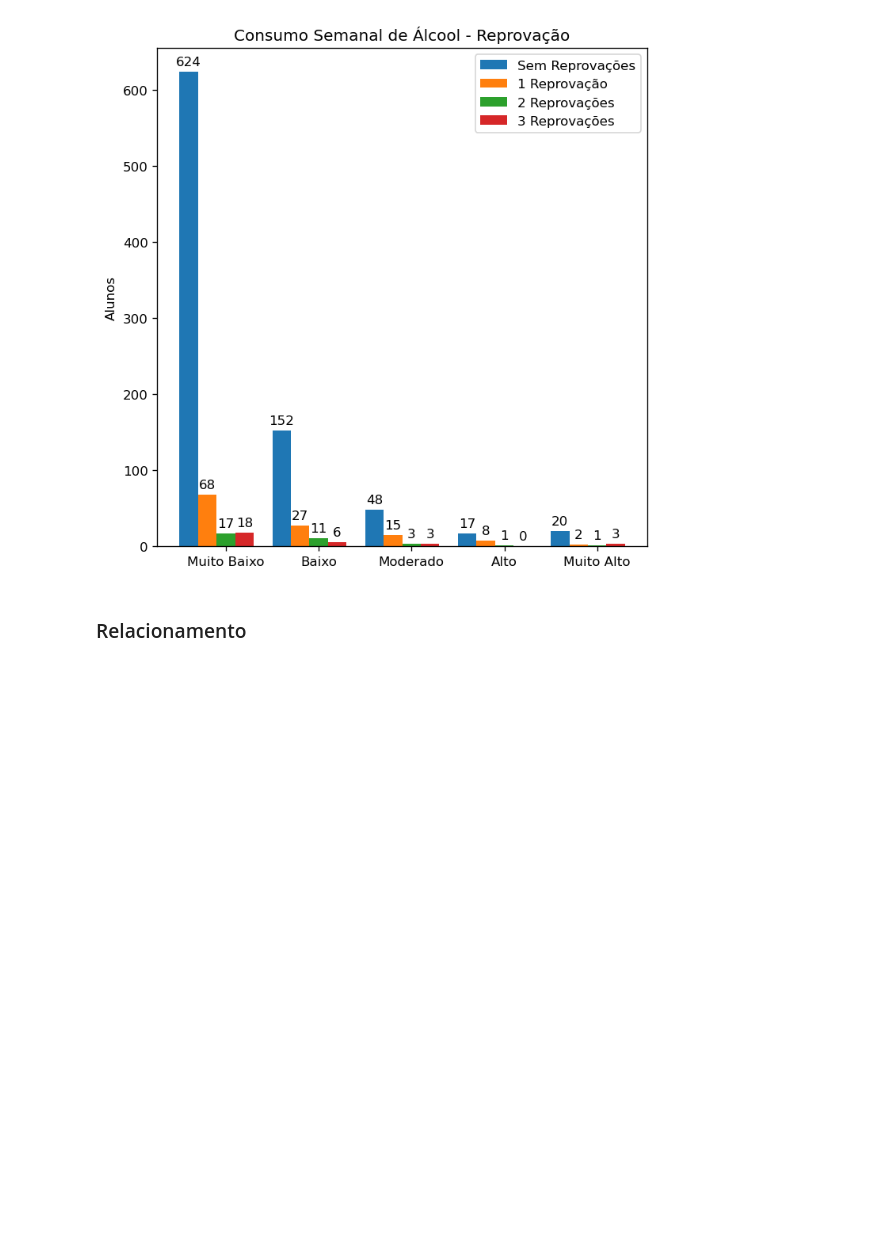
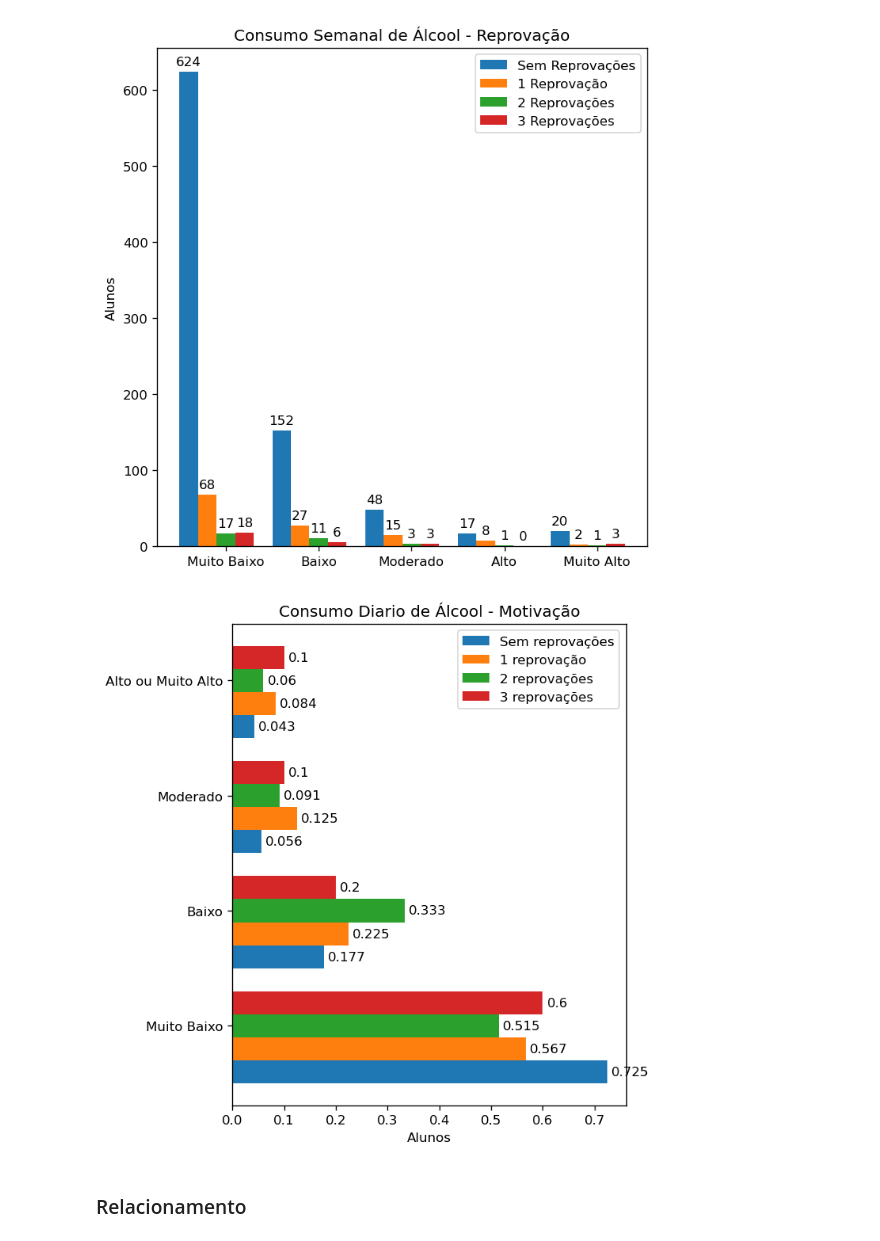
Before and after one commit to IamNivestar/exploratory_analysis_alcohol-effects, a Jupyter notebook: analysis_code.ipynb, the cells around one changed output. Drawn from its saved outputs; the diff is of its cells as text; code cells hidden in the pictures; blank space fills up the shorter version.

```diff
--- a/analysis_code.ipynb
+++ b/analysis_code.ipynb
@@ -393,6 +393,38 @@ fig.tight_layout()
 #fig.savefig("consumo_reprovacoes.png")
 # %% [output]
 [figure]
+# %%
+f1dalc_prop = obter_proporcoes(f1dalc)
+f2dalc_prop = obter_proporcoes(f2dalc)
+f3dalc_prop = obter_proporcoes(f3dalc)
+f0dalc_prop = obter_proporcoes(f0dalc)
+# %%
+f1dalc_prop[3] += f1dalc_prop.pop(4) # agrupando alto e muito alto
+f0dalc_prop[3] += f0dalc_prop.pop(4)
+f2dalc_prop[3] += f2dalc_prop.pop(4)
+f3dalc_prop[3] += f3dalc_prop.pop(4)
+# %%
+fig, ax = plt.subplots(figsize=(6, 6), dpi=120)
+x = np.arange(len(['Muito Baixo', 'Baixo', 'Moderado', 'Alto ou Muito Alto']))
+width = 0.20
+
+rects1 = ax.barh(x - 2*width, f0dalc_prop, width, label='Sem reprovações')
+rects2 = ax.barh(x - width, f1dalc_prop, width, label='1 reprovação')
+rects3 = ax.barh(x, f2dalc_prop, width , label='2 reprovações')
+rects4 = ax.barh(x + width, f3dalc_prop, width, label='3 reprovações')
+
+ax.set_xlabel('Alunos')
+ax.set_title('Consumo Diario de Álcool - Motivação')
+ax.set_yticks(x, ['Muito Baixo', 'Baixo', 'Moderado', 'Alto ou Muito Alto'])
+ax.legend()
+
+ax.bar_label(rects1, padding=3)
+ax.bar_label(rects2, padding=3)
+ax.bar_label(rects3, padding=3)
+ax.bar_label(rects4, padding=3)
+fig.tight_layout()
+# %% [output]
+[figure, added]
 # %% [markdown]
 ### Relacionamento
 # %%
```
Also changed, not shown: parts of 29 cells of this notebook, 4 other files.
